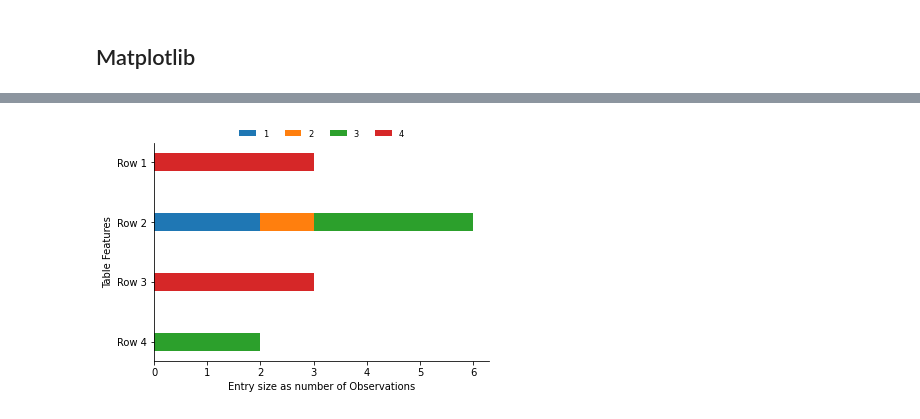
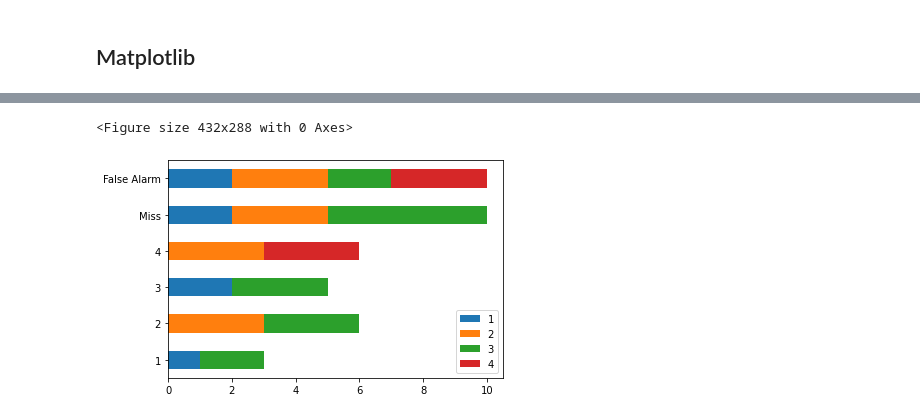
Before and after one commit to verma-priyanka/pontiPy, a Jupyter notebook: Plotting_Test.ipynb, the cells around one changed output, grey strips where cells are left out. Saved outputs shown, nothing was run; the diff lists cells and outputs as text; code cells hidden in the pictures.

```diff
--- a/Plotting_Test.ipynb
+++ b/Plotting_Test.ipynb
@@ -92,9 +109,21 @@ fig.show()
+# %%
+# plt.figure();
+# df_plot.plot.barh(stacked=True);
+
+plt.figure();
+
+bp = df_plot.plot.barh(stacked=True);
+plt.savefig('bank_data.png')
+# %% [output]
+<Figure size 432x288 with 0 Axes>
+[figure, added]
 # %%
 labels = ['Row 4', 'Row 3', 'Row 2', 'Row 1']
-row_1 = df_list[3]
-row_2 = df_list[2]
-row_3 = df_list[1]
-row_4 = df_list[0]
+row_1 = [1, 0, 2, 0]
+row_2 = [0, 0, 3, 0]
+row_3 = [2, 0, 3, 0]
+
+row_4 = [2, 3, 5, 0]
 width = 0.3       # the width of the bars: can also be len(x) sequence
 
 fig, ax = plt.subplots()
@@ -112,5 +141,3 @@ ax.spines['top'].set_visible(False)
 ax.spines['right'].set_visible(False)
 
 plt.show()
-# %% [output]
-[figure, removed]
```
Also changed, not shown: parts of 5 cells of this notebook, 3 other files.
